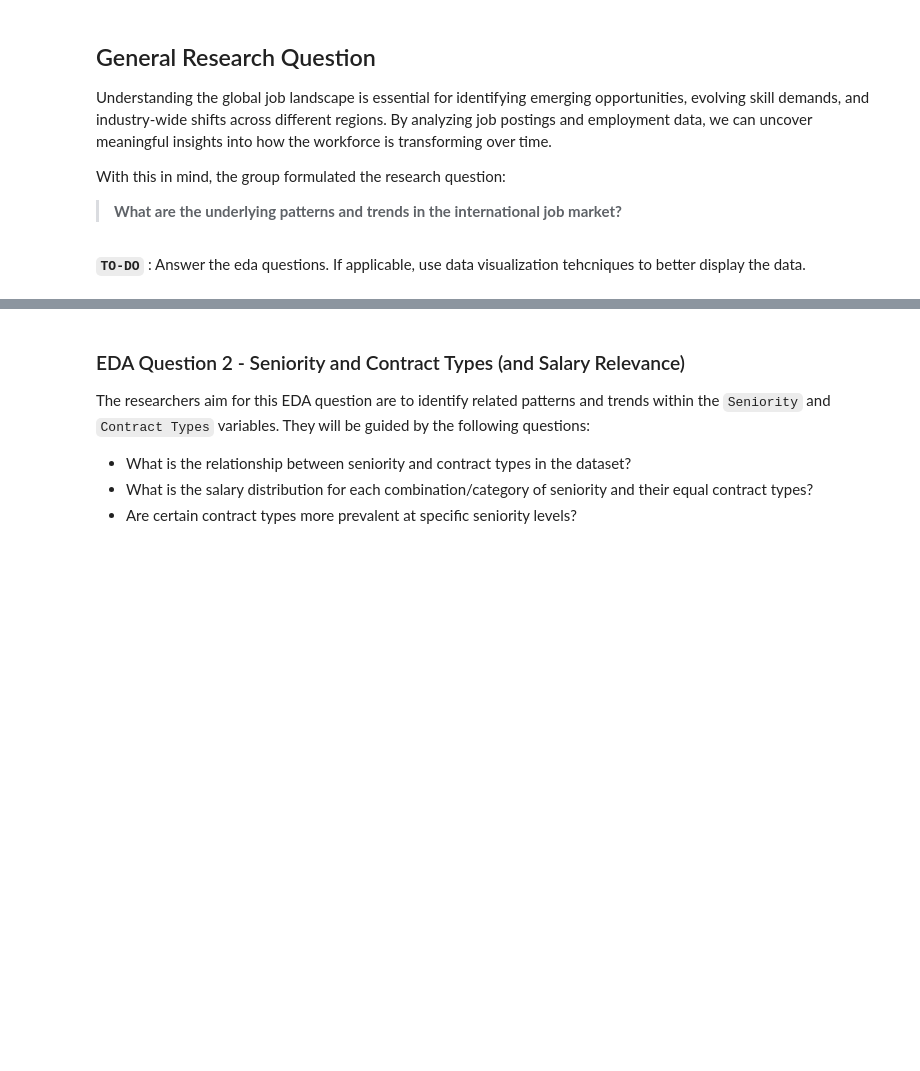
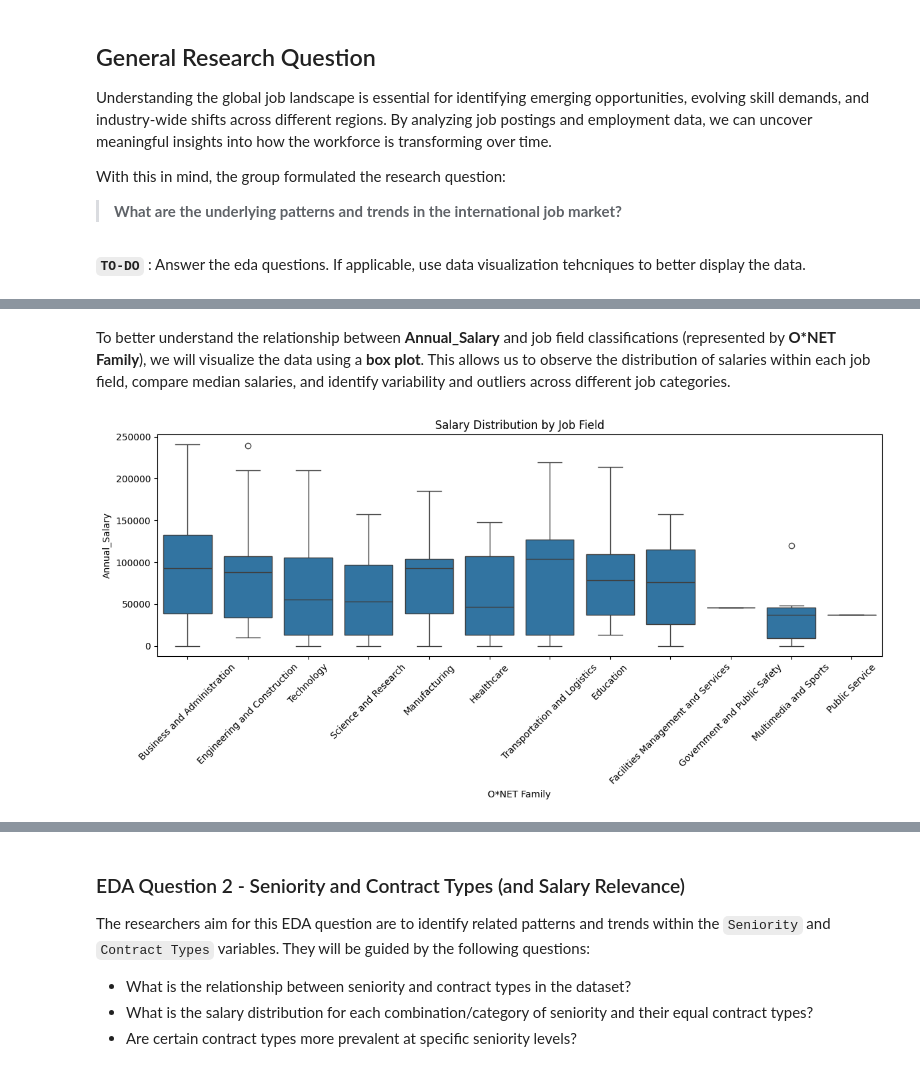
Before and after one commit to dredredre20/CSMODEL_MCO, a Jupyter notebook: mco.ipynb, the cells around one changed output, grey strips where cells are left out. Cells and saved outputs as stored; diff of their text form; code cells hidden in the pictures; blank space fills up the shorter version.

```diff
--- a/mco.ipynb
+++ b/mco.ipynb
@@ -339,6 +342,9 @@ print(unique_job_fields)
 job_fields_categories = job_posting_df['O*NET Family'].map(mp.job_fields_mapping)
 job_fields_category_counts = job_fields_categories.value_counts().sort_index()
 
+# Update the 'O*Net' column with the mapped categories
+job_posting_df['O*NET Family'] = job_fields_categories
+
 print("=" * 50)
 print(job_fields_category_counts)
 print("=" * 50)
@@ -430,6 +436,9 @@ df_counts = df_counts.reset_index(drop=True)
 print("=" * 50)
 print(df_counts.to_string(index=False))
 print("=" * 50)
+
+# Update the 'Contract Types' column with the mapped categories
+job_posting_df['Contract Types'] = job_posting_df['Contract Types'].apply(map_ctypes_in_cell)
 # %% [output]
 ==================================================
     Contract Types  Count
@@ -535,6 +544,9 @@ df_counts = df_counts.reset_index(drop=True)
 print("=" * 50)
 print(df_counts.to_string(index=False))
 print("=" * 50)
+
+# Update the 'Keywords' column with the mapped categories
+job_posting_df['Keywords'] = job_posting_df['Keywords'].apply(map_keywords_in_cell)
 # %% [output]
 ==================================================
                       Category  Count
@@ -948,0 +971,3 @@ Job field in this case lies on their category within the `O*NET Family` categori
+# %%
+eda_1_df = job_posting_df[['O*NET Occupation Name', 'O*NET Family', 'Annual_Salary']].dropna(subset=['Annual_Salary'], how='any')
+eda_1_df.head()
@@ -948,0 +981,14 @@ Job field in this case lies on their category within the `O*NET Family` categori
+# %% [markdown]
+To better understand the relationship between **Annual_Salary** and job field classifications (represented by **O\*NET Family**), we will visualize the data using a **box plot**. This allows us to observe the distribution of salaries within each job field, compare median salaries, and identify variability and outliers across different job categories.
+# %%
+import seaborn as sns
+import matplotlib.pyplot as plt
+
+plt.figure(figsize=(12, 6))
+sns.boxplot(x='O*NET Family', y='Annual_Salary', data=eda_1_df)
+plt.xticks(rotation=45)
+plt.title('Salary Distribution by Job Field')
+plt.tight_layout()
+plt.show()
+# %% [output]
+[figure, added]
```
Also changed, not shown: parts of 11 cells of this notebook.
